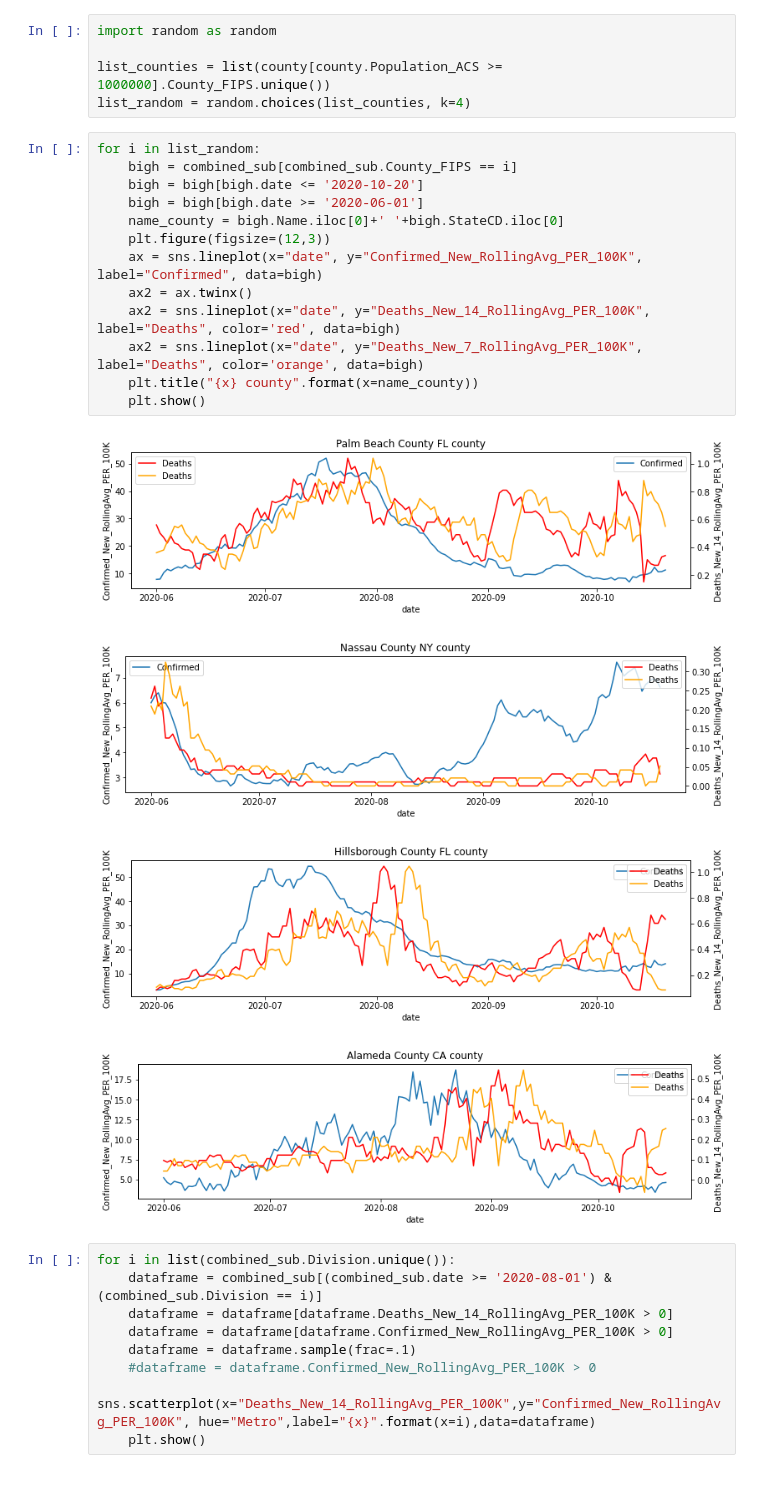
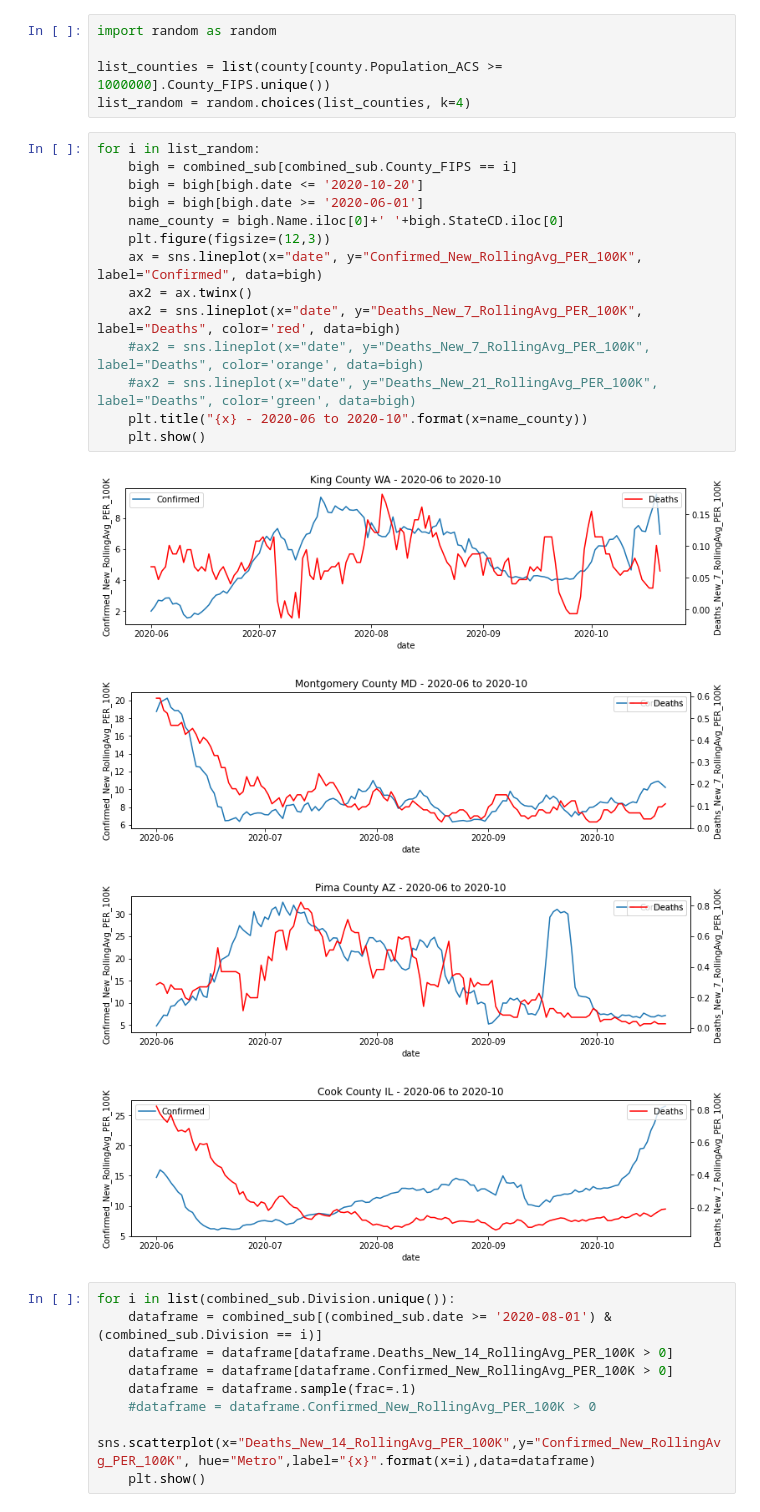
Before and after one commit to pballent/hia-covid, a Jupyter notebook: hia_covid_python_exploration/Combined_Data_Exploration.ipynb, the cells around one changed output. Cells and saved outputs as stored; diff of their text form; blank space fills up the shorter version.

```diff
--- a/hia_covid_python_exploration/Combined_Data_Exploration.ipynb
+++ b/hia_covid_python_exploration/Combined_Data_Exploration.ipynb
@@ -169,21 +169,22 @@ list_random = random.choices(list_counties, k=4)
 # %%
 for i in list_random:
     bigh = combined_sub[combined_sub.County_FIPS == i]
     bigh = bigh[bigh.date <= '2020-10-20']
     bigh = bigh[bigh.date >= '2020-06-01']
     name_county = bigh.Name.iloc[0]+' '+bigh.StateCD.iloc[0]
     plt.figure(figsize=(12,3))
     ax = sns.lineplot(x="date", y="Confirmed_New_RollingAvg_PER_100K", label="Confirmed", data=bigh)
     ax2 = ax.twinx()
-    ax2 = sns.lineplot(x="date", y="Deaths_New_14_RollingAvg_PER_100K", label="Deaths", color='red', data=bigh)
-    ax2 = sns.lineplot(x="date", y="Deaths_New_7_RollingAvg_PER_100K", label="Deaths", color='orange', data=bigh)
-    plt.title("{x} county".format(x=name_county))
+    ax2 = sns.lineplot(x="date", y="Deaths_New_7_RollingAvg_PER_100K", label="Deaths", color='red', data=bigh)
+    #ax2 = sns.lineplot(x="date", y="Deaths_New_7_RollingAvg_PER_100K", label="Deaths", color='orange', data=bigh)
+    #ax2 = sns.lineplot(x="date", y="Deaths_New_21_RollingAvg_PER_100K", label="Deaths", color='green', data=bigh)
+    plt.title("{x} - 2020-06 to 2020-10".format(x=name_county))
     plt.show()
 # %% [output]
-[figure, old version]
+[figure, new version]
-[figure, old version]
+[figure, new version]
-[figure, old version]
+[figure, new version]
-[figure, old version]
+[figure, new version]
 # %%
 for i in list(combined_sub.Division.unique()):
     dataframe = combined_sub[(combined_sub.date >= '2020-08-01') & (combined_sub.Division == i)]
```
Also changed, not shown: parts of 35 cells of this notebook, 1 other file.
